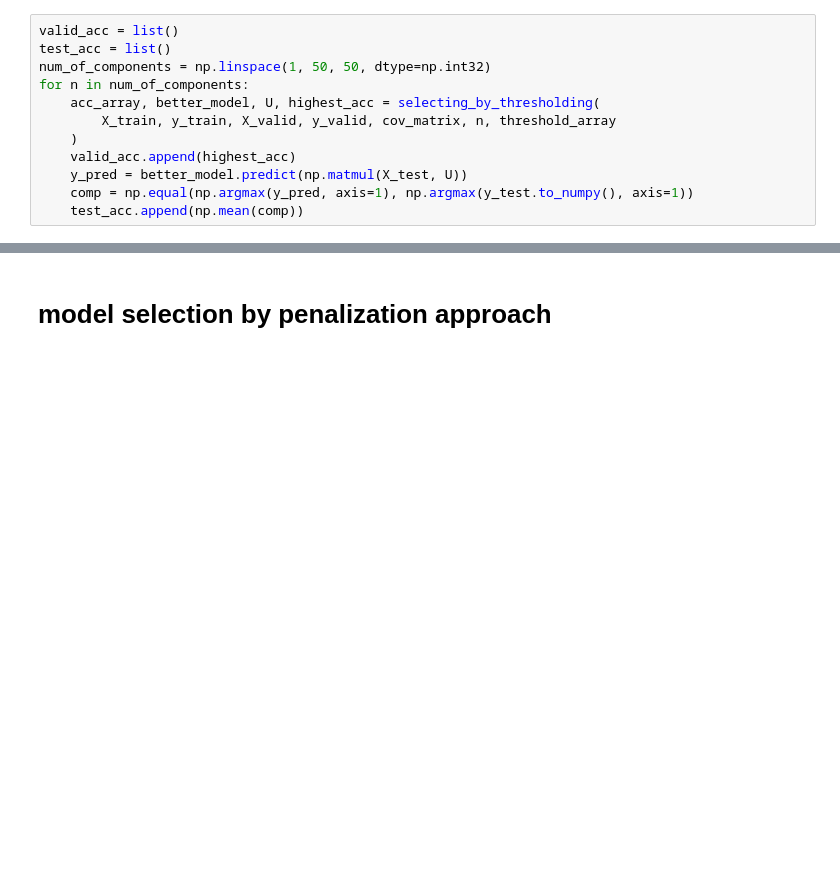
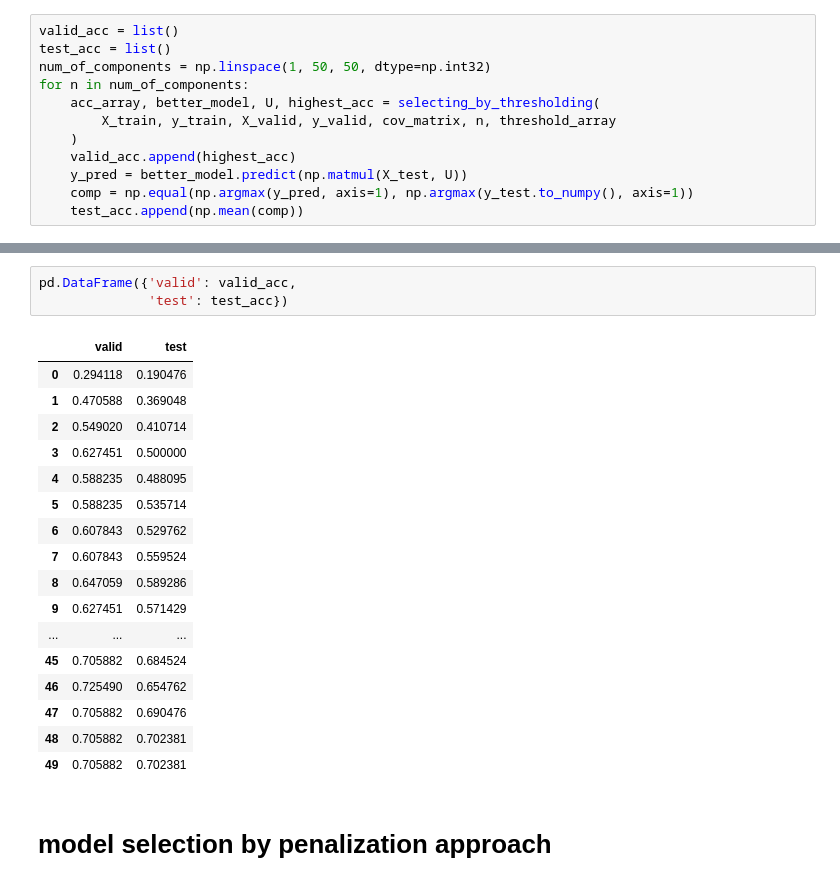
Before and after one commit to hereistheusername/Urban-Land-Cover-Data-Analysis, a Jupyter notebook: urban land cover analysis reversed.ipynb, the cells around one changed output, grey strips where cells are left out. Saved outputs shown, nothing was run; the diff lists cells and outputs as text; blank space fills up the shorter version.

```diff
--- a/urban land cover analysis reversed.ipynb
+++ b/urban land cover analysis reversed.ipynb
@@ -429,3 +429,24 @@ ax.set_ylim([0, 1])
+# %%
+pd.DataFrame({'valid': valid_acc,
+              'test': test_acc})
+# %% [output]
+|  | valid | test |
+| 0 | 0.294118 | 0.190476 |
+| 1 | 0.470588 | 0.369048 |
+| 2 | 0.549020 | 0.410714 |
+| 3 | 0.627451 | 0.500000 |
+| 4 | 0.588235 | 0.488095 |
+| 5 | 0.588235 | 0.535714 |
+| 6 | 0.607843 | 0.529762 |
+| 7 | 0.607843 | 0.559524 |
+| 8 | 0.647059 | 0.589286 |
+| 9 | 0.627451 | 0.571429 |
+| ... | ... | ... |
+| 45 | 0.705882 | 0.684524 |
+| 46 | 0.725490 | 0.654762 |
+| 47 | 0.705882 | 0.690476 |
+| 48 | 0.705882 | 0.702381 |
+| 49 | 0.705882 | 0.702381 |
 # %% [markdown]
 # model selection by penalization approach
 # %%
```
Also changed, not shown: parts of 5 cells of this notebook, 1 other file.
